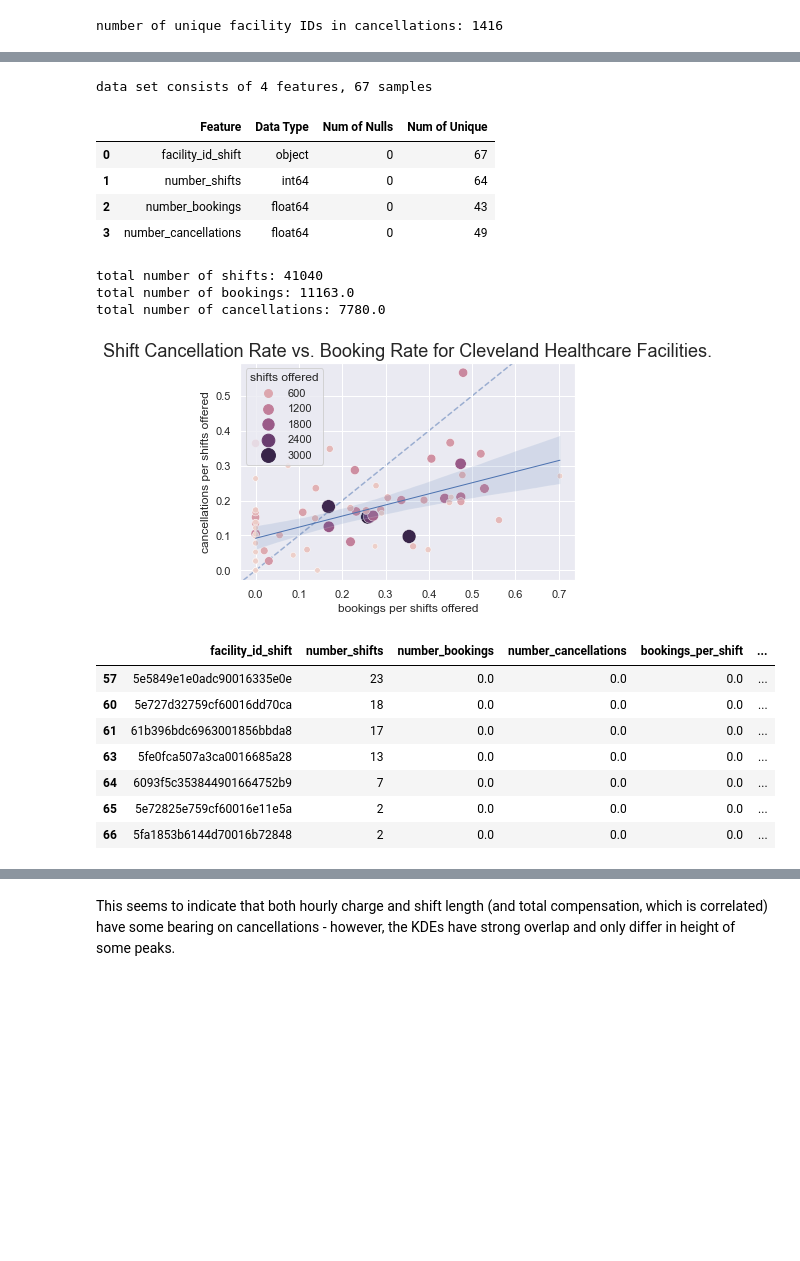
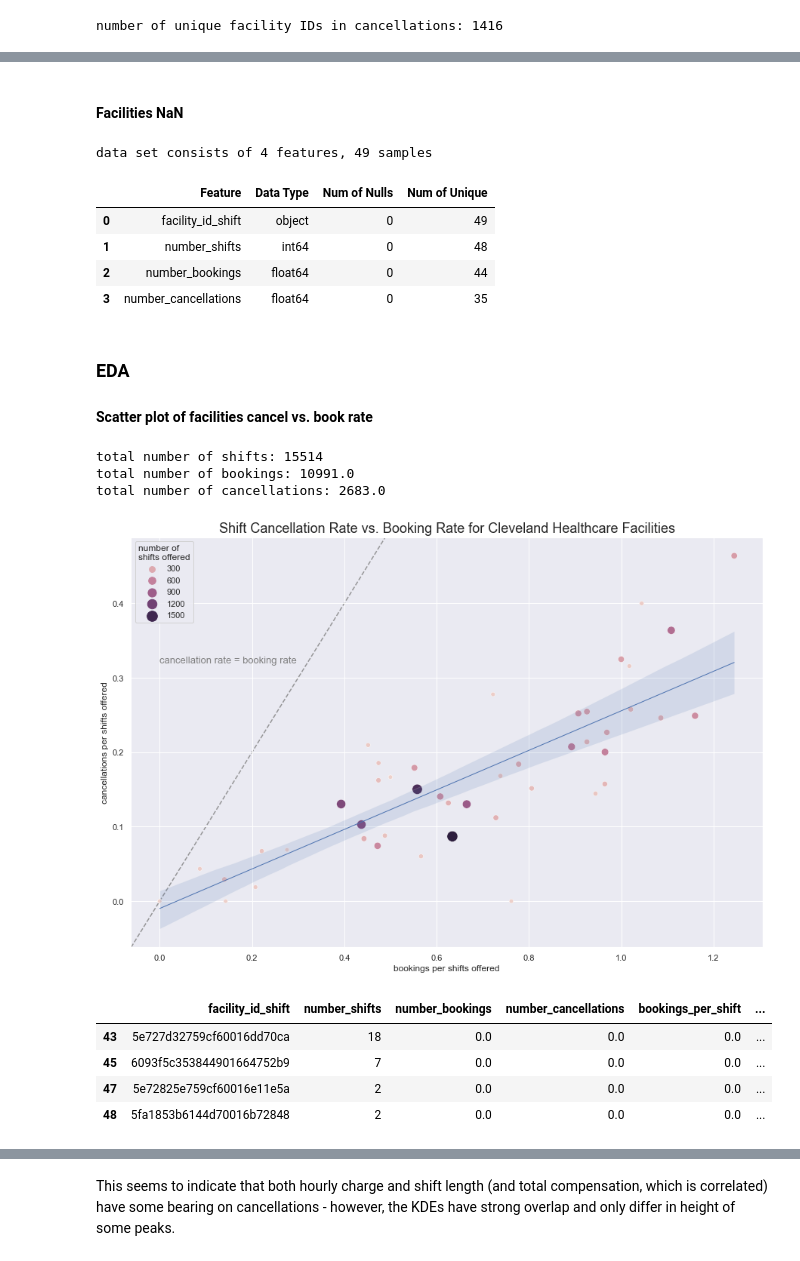
Before and after one commit to inaug22/capstone2, a Jupyter notebook: notebooks/HCP_shifts_wrangling+EDA.ipynb, the cells around one changed output, grey strips where cells are left out. Drawn from its saved outputs; the diff is of its cells as text; code cells hidden in the pictures; blank space fills up the shorter version.

Commit message:
changes for project report

```diff
--- a/notebooks/HCP_shifts_wrangling+EDA.ipynb
+++ b/notebooks/HCP_shifts_wrangling+EDA.ipynb
@@ -369,7 +396,13 @@ number of unique facility IDs in cancellations: 1416
 # %%
-# some data cleaning: remove bookings for shifts that fall outside of 2021-10-01 - 2022-01-31
-# note: previous cell 'bookings per facility' needs to be redone before facility analysis!! (DONE, see next cell)
+# old: some data cleaning: remove bookings for shifts that fall outside of 2021-10-01 - 2022-01-31 ( note previous cell 'bookings per facility' needs to be redone before facility analysis!! (DONE, see next cell))
+
+# new: common time frame is 2021-10-01 to 2021-11-30 - limit all 3 dfs to this
+# (then redo 'cancellations per facitlity' and 'shifts per facility' before facility analysis - DONE, see following 3 cells)
 date_start = pd.to_datetime('2021-10-01')
-date_end = pd.to_datetime('2022-01-31')
-df_bookings_4mo = df_bookings[(df_bookings.shift_datetime_book >= date_start) & (df_bookings.shift_datetime_book <= date_end)]
-df_bookings_4mo.describe()
+date_end = pd.to_datetime('2021-11-30')
+
+df_bookings = df_bookings[(df_bookings.shift_datetime_book >= date_start) & (df_bookings.shift_datetime_book <= date_end)]
+
+df_shifts = df_shifts[(df_shifts.start_shift >= date_start) & (df_shifts.start_shift <= date_end)]
+
+df_cancel = df_cancel[(df_cancel.shift_start_logs_cancel >= date_start) & (df_cancel.shift_start_logs_cancel <= date_end)]
@@ -385,0 +409,4 @@ df_bookings_4mo.describe()
+# %%
+# shifts per facility
+print('number of unique facility IDs in shifts:', df_shifts.facility_id_shift.nunique())
+df_fac_shifts = df_shifts.facility_id_shift.value_counts().rename_axis('facility_id_shift').reset_index(name='number_shifts')
@@ -386,4 +415,5 @@ df_bookings_4mo.describe()
 # %%
-print('number of unique facility IDs in bookings:', df_bookings_4mo.facility_id_book.nunique())
-df_fac_book = df_bookings_4mo.facility_id_book.value_counts().rename_axis('facility_id_book').reset_index(name='number_bookings')
+# bookings per facility
+print('number of unique facility IDs in bookings:', df_bookings.facility_id_book.nunique())
+df_fac_book = df_bookings.facility_id_book.value_counts().rename_axis('facility_id_book').reset_index(name='number_bookings')
 # %% [output]
@@ -390,0 +421,4 @@ number of unique facility IDs in bookings: 1118
+# %%
+# cancels per facility
+print('number of unique facility IDs in cancellations:', df_cancel.facility_id_cancel.nunique())
+df_fac_cancel = df_cancel.facility_id_cancel.value_counts().rename_axis('facility_id_cancel').reset_index(name='number_cancellations')
@@ -418,46 +456,58 @@ data set consists of 4 features, 67 samples
+# %% [markdown]
+#### Facilities NaN
 # %%
 df_facilities.number_bookings.fillna(value=0, inplace=True)
 df_facilities.number_cancellations.fillna(value=0, inplace=True);
 basic_summary(df_facilities)
 # %% [output]
-data set consists of 4 features, 67 samples
+data set consists of 4 features, 49 samples
 |  | Feature | Data Type | Num of Nulls | Num of Unique |
-| 0 | facility_id_shift | object | 0 | 67 |
-| 1 | number_shifts | int64 | 0 | 64 |
-| 2 | number_bookings | float64 | 0 | 43 |
-| 3 | number_cancellations | float64 | 0 | 49 |
+| 0 | facility_id_shift | object | 0 | 49 |
+| 1 | number_shifts | int64 | 0 | 48 |
+| 2 | number_bookings | float64 | 0 | 44 |
+| 3 | number_cancellations | float64 | 0 | 35 |
+# %% [markdown]
+### EDA
+#### Scatter plot of facilities cancel vs. book rate
 # %%
 print('total number of shifts:', df_facilities.number_shifts.sum())
 print('total number of bookings:', df_facilities.number_bookings.sum())
 print('total number of cancellations:', df_facilities.number_cancellations.sum())
 # %% [output]
-total number of shifts: 41040
-total number of bookings: 11163.0
-total number of cancellations: 7780.0
+total number of shifts: 15514
+total number of bookings: 10991.0
+total number of cancellations: 2683.0
 # %%
 # Even though shifts claimed or cancelled may not all stem from the initial shift table,
 # the relative numbers of shifts offered, claimed, and cancelled can be used to compare facilities
 df_facilities['bookings_per_shift'] = df_facilities.number_bookings/df_facilities.number_shifts
 df_facilities['cancellations_per_shift'] = df_facilities.number_cancellations/df_facilities.number_shifts
 
 # plot cancellation rate vs. booking rate
 sns.set_style("darkgrid", {"axes.facecolor": ".9","grid.color": ".6", "grid.linestyle": ":"})
 sns.set(rc={'figure.figsize':(15,10)})
 ax = sns.scatterplot(data=df_facilities, x='bookings_per_shift', y='cancellations_per_shift', hue='number_shifts', size='number_shifts', sizes=(30, 200))
 # some plots can make a circle - not scatter...
 # ax.ax_joint.plot([0.45],[0.33],'o',ms=0.5,mec='r',mfc='none')
 
 # add linear regression with 95% confidence interval - note that this doesn't weight facilities according to number of shifts
 sns.regplot(data=df_facilities, x='bookings_per_shift', y='cancellations_per_shift', scatter=False, line_kws={'lw': '1'});
-ax.set_title('Shift Cancellation Rate vs. Booking Rate for Cleveland Healthcare Facilities.', fontdict = {'fontsize': 18});
+ax.set_title('Shift Cancellation Rate vs. Booking Rate for Cleveland Healthcare Facilities', fontdict = {'fontsize': 18});
                             #  'fontweight': 'semibold',
                             #  'color': 'dimgrey'});
-plt.legend(title='shifts offered');
+# TODO: calculate slope coefficient? regplot doesn't have the data...
+# add legend
+plt.legend(title='number of \nshifts offered');
 ax.set_xlabel('bookings per shifts offered');
 ax.set_ylabel('cancellations per shifts offered');
-ax.axline((0, 0), slope=1, c="b", ls="--", alpha=0.5,  zorder=0);
+# add line with slope 1
+ax.axline((0, 0), slope=1, c="grey", ls="--", alpha=0.8, zorder=0);
+# add text to line
+ax.text(0, 0.32, "cancellation rate = booking rate", size=13, color="grey", zorder=1)
+# save image
+plt.savefig('../reports/figures/cancellation_rate_vs_booking_rate.png', dpi=150, bbox_inches='tight')
 # %% [output]
-[figure, old version]
+[figure, new version]
 # %%
 # facilities that have neither bookings nor cancellations
 df_no_book_or_cancel = df_facilities.loc[(df_facilities.number_bookings == 0) & (df_facilities.number_cancellations == 0)]
@@ -465,13 +515,10 @@ df_no_book_or_cancel.shape
 df_no_book_or_cancel.head(7)
 # %% [output]
 |  | facility_id_shift | number_shifts | number_bookings | number_cancellations | bookings_per_shift | ... |
-| 57 | 5e5849e1e0adc90016335e0e | 23 | 0.0 | 0.0 | 0.0 | ... |
-| 60 | 5e727d32759cf60016dd70ca | 18 | 0.0 | 0.0 | 0.0 | ... |
-| 61 | 61b396bdc6963001856bbda8 | 17 | 0.0 | 0.0 | 0.0 | ... |
-| 63 | 5fe0fca507a3ca0016685a28 | 13 | 0.0 | 0.0 | 0.0 | ... |
-| 64 | 6093f5c353844901664752b9 | 7 | 0.0 | 0.0 | 0.0 | ... |
-| 65 | 5e72825e759cf60016e11e5a | 2 | 0.0 | 0.0 | 0.0 | ... |
-| 66 | 5fa1853b6144d70016b72848 | 2 | 0.0 | 0.0 | 0.0 | ... |
+| 43 | 5e727d32759cf60016dd70ca | 18 | 0.0 | 0.0 | 0.0 | ... |
+| 45 | 6093f5c353844901664752b9 | 7 | 0.0 | 0.0 | 0.0 | ... |
+| 47 | 5e72825e759cf60016e11e5a | 2 | 0.0 | 0.0 | 0.0 | ... |
+| 48 | 5fa1853b6144d70016b72848 | 2 | 0.0 | 0.0 | 0.0 | ... |
 # %%
 # compare to facilities with the smallest number of shifts
 df_facilities.number_shifts.sort_values().head(10)
```
Also changed, not shown: parts of 166 cells of this notebook, 2 other files.
